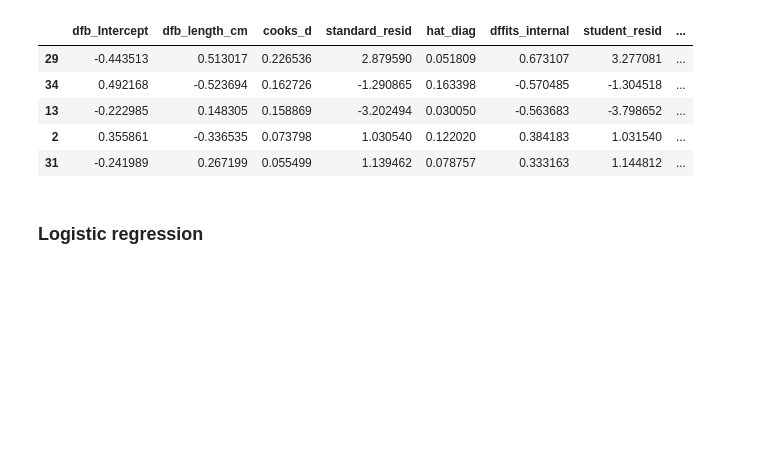
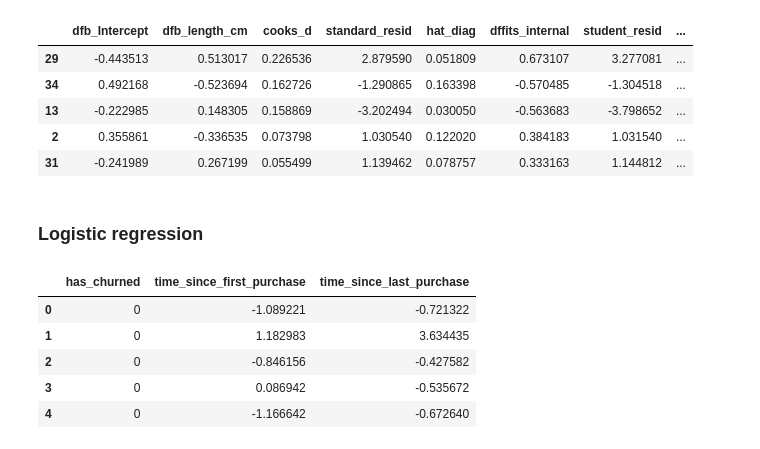
Before and after one commit to andrewch28/DataCamp, a Jupyter notebook: Statistics.ipynb, the cells around one changed output. Saved outputs shown, nothing was run; the diff lists cells and outputs as text; code cells hidden in the pictures; blank space fills up the shorter version.

```diff
--- a/Statistics.ipynb
+++ b/Statistics.ipynb
@@ -410,3 +403,13 @@ model_bream.get_influence().summary_frame().sort_values("cooks_d", ascending=Fal
 | 31 | -0.241989 | 0.267199 | 0.055499 | 1.139462 | 0.078757 | 0.333163 | 1.144812 | ... |
 # %% [markdown]
 ### Logistic regression
+# %%
+churn = pd.read_csv("databases/churn.csv")
+churn.head()
+# %% [output]
+|  | has_churned | time_since_first_purchase | time_since_last_purchase |
+| 0 | 0 | -1.089221 | -0.721322 |
+| 1 | 0 | 1.182983 | 3.634435 |
+| 2 | 0 | -0.846156 | -0.427582 |
+| 3 | 0 | 0.086942 | -0.535672 |
+| 4 | 0 | -1.166642 | -0.672640 |
```
Also changed, not shown: parts of 27 cells of this notebook, 1 other file.
